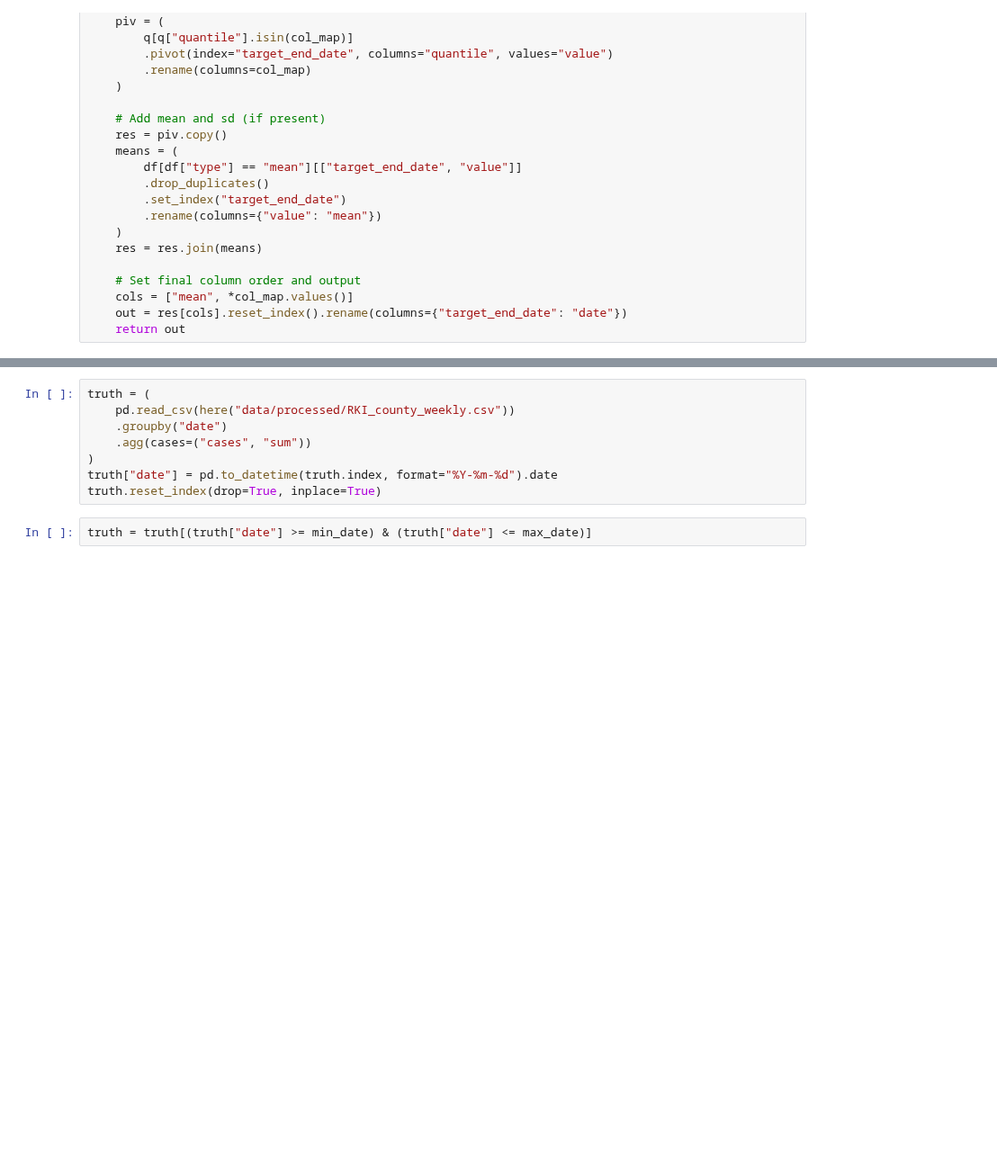
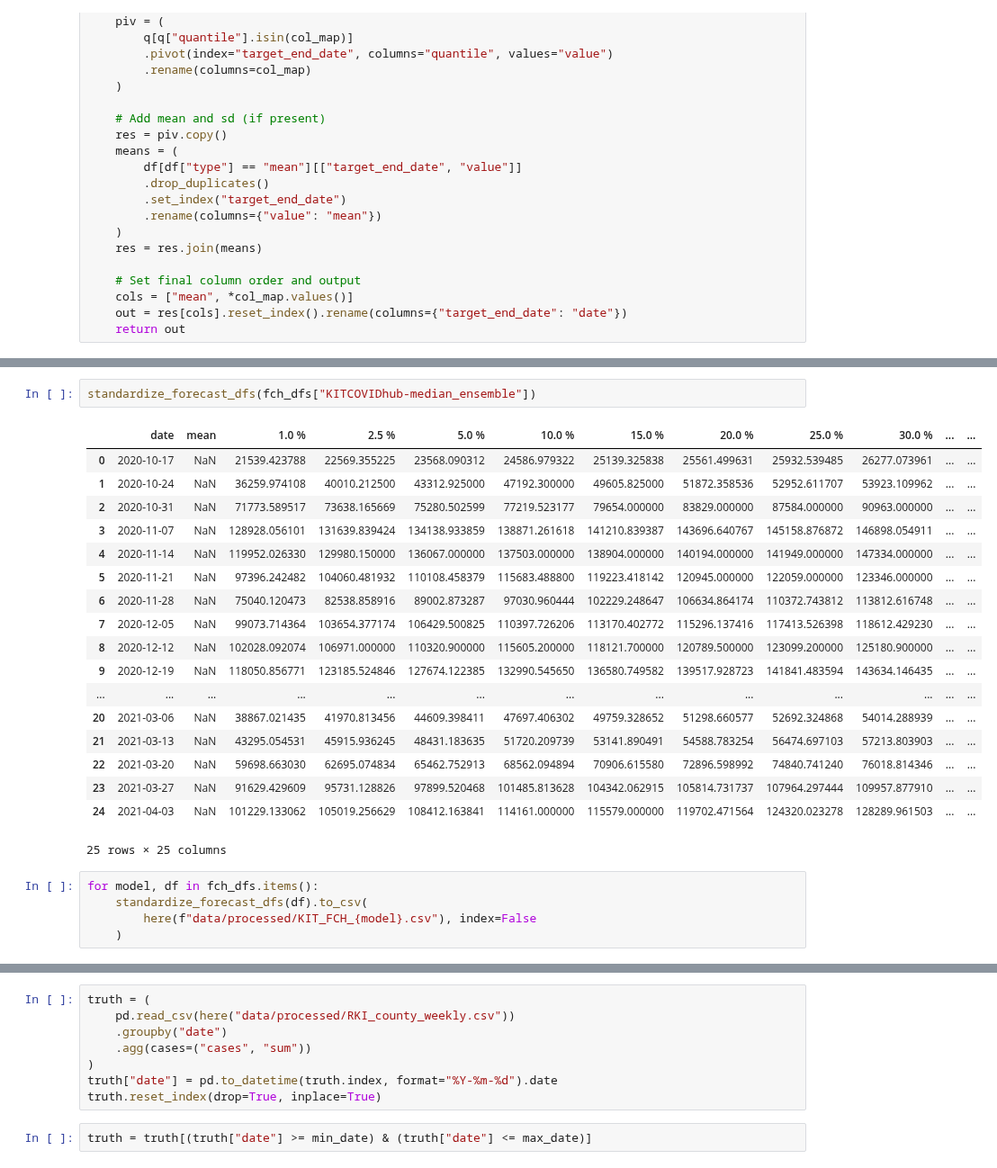
Before and after one commit to stefanheyder/dissertation, a Jupyter notebook: nbs/4 Models/4.2 Regional growth factor model/00_data_python.ipynb, the cells around one changed output, grey strips where cells are left out. Shown at 90% size. Saved outputs shown, nothing was run; the diff lists cells and outputs as text; blank space fills up the shorter version.

```diff
--- a/nbs/4 Models/4.2 Regional growth factor model/00_data_python.ipynb
+++ b/nbs/4 Models/4.2 Regional growth factor model/00_data_python.ipynb
@@ -103,0 +145,26 @@ ensemble = models["EuroCOVIDhub-ensemble"]
+# %%
+standardize_forecast_dfs(fch_dfs["KITCOVIDhub-median_ensemble"])
+# %% [output]
+|  | date | mean | 1.0 % | 2.5 % | 5.0 % | 10.0 % | 15.0 % | 20.0 % | 25.0 % | 30.0 % | ... | ... |
+| 0 | 2020-10-17 | NaN | 21539.423788 | 22569.355225 | 23568.090312 | 24586.979322 | 25139.325838 | 25561.499631 | 25932.539485 | 26277.073961 | ... | ... |
+| 1 | 2020-10-24 | NaN | 36259.974108 | 40010.212500 | 43312.925000 | 47192.300000 | 49605.825000 | 51872.358536 | 52952.611707 | 53923.109962 | ... | ... |
+| 2 | 2020-10-31 | NaN | 71773.589517 | 73638.165669 | 75280.502599 | 77219.523177 | 79654.000000 | 83829.000000 | 87584.000000 | 90963.000000 | ... | ... |
+| 3 | 2020-11-07 | NaN | 128928.056101 | 131639.839424 | 134138.933859 | 138871.261618 | 141210.839387 | 143696.640767 | 145158.876872 | 146898.054911 | ... | ... |
+| 4 | 2020-11-14 | NaN | 119952.026330 | 129980.150000 | 136067.000000 | 137503.000000 | 138904.000000 | 140194.000000 | 141949.000000 | 147334.000000 | ... | ... |
+| 5 | 2020-11-21 | NaN | 97396.242482 | 104060.481932 | 110108.458379 | 115683.488800 | 119223.418142 | 120945.000000 | 122059.000000 | 123346.000000 | ... | ... |
+| 6 | 2020-11-28 | NaN | 75040.120473 | 82538.858916 | 89002.873287 | 97030.960444 | 102229.248647 | 106634.864174 | 110372.743812 | 113812.616748 | ... | ... |
+| 7 | 2020-12-05 | NaN | 99073.714364 | 103654.377174 | 106429.500825 | 110397.726206 | 113170.402772 | 115296.137416 | 117413.526398 | 118612.429230 | ... | ... |
+| 8 | 2020-12-12 | NaN | 102028.092074 | 106971.000000 | 110320.900000 | 115605.200000 | 118121.700000 | 120789.500000 | 123099.200000 | 125180.900000 | ... | ... |
+| 9 | 2020-12-19 | NaN | 118050.856771 | 123185.524846 | 127674.122385 | 132990.545650 | 136580.749582 | 139517.928723 | 141841.483594 | 143634.146435 | ... | ... |
+| ... | ... | ... | ... | ... | ... | ... | ... | ... | ... | ... | ... | ... |
+| 20 | 2021-03-06 | NaN | 38867.021435 | 41970.813456 | 44609.398411 | 47697.406302 | 49759.328652 | 51298.660577 | 52692.324868 | 54014.288939 | ... | ... |
+| 21 | 2021-03-13 | NaN | 43295.054531 | 45915.936245 | 48431.183635 | 51720.209739 | 53141.890491 | 54588.783254 | 56474.697103 | 57213.803903 | ... | ... |
+| 22 | 2021-03-20 | NaN | 59698.663030 | 62695.074834 | 65462.752913 | 68562.094894 | 70906.615580 | 72896.598992 | 74840.741240 | 76018.814346 | ... | ... |
+| 23 | 2021-03-27 | NaN | 91629.429609 | 95731.128826 | 97899.520468 | 101485.813628 | 104342.062915 | 105814.731737 | 107964.297444 | 109957.877910 | ... | ... |
+| 24 | 2021-04-03 | NaN | 101229.133062 | 105019.256629 | 108412.163841 | 114161.000000 | 115579.000000 | 119702.471564 | 124320.023278 | 128289.961503 | ... | ... |
+25 rows × 25 columns
+# %%
+for model, df in fch_dfs.items():
+    standardize_forecast_dfs(df).to_csv(
+        here(f"data/processed/KIT_FCH_{model}.csv"), index=False
+    )
```
Also changed, not shown: parts of 14 cells of this notebook, 22 other files.
